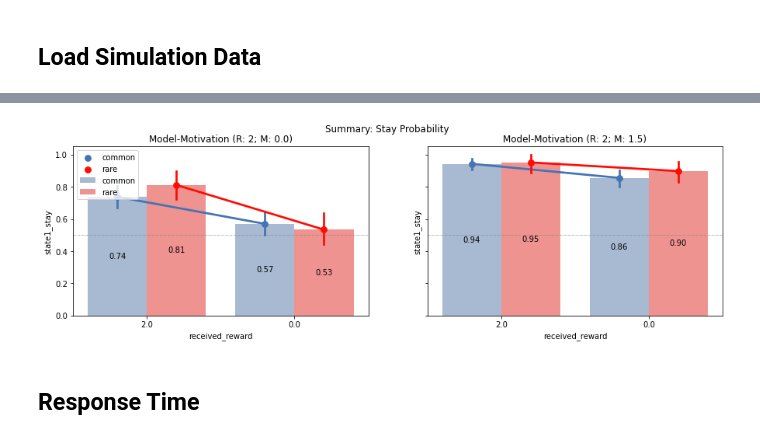
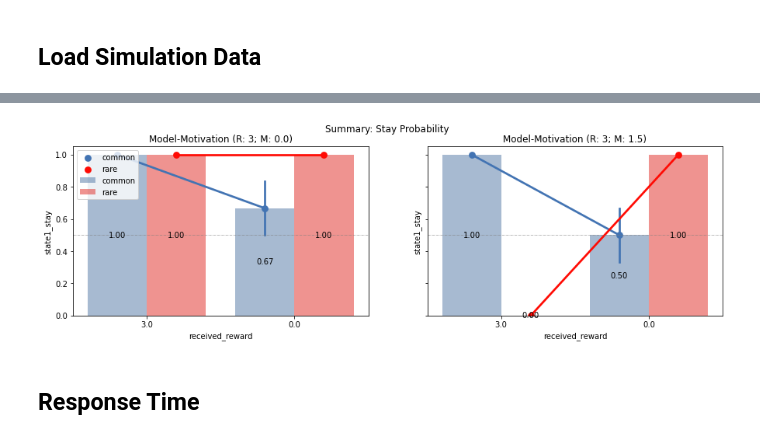
Before and after one commit to yangyuxue2333/ACTR-MarkovTask, a Jupyter notebook: analysis/analysis_models.ipynb, the cells around one changed output, grey strips where cells are left out. Cells and saved outputs as stored; diff of their text form; code cells hidden in the pictures.

Commit message:
major updates: m_parameter
Use better way to pass in m_parameter

```diff
--- a/analysis/analysis_models.ipynb
+++ b/analysis/analysis_models.ipynb
@@ -47,7 +44,11 @@ model2 = "markov-model2"
 model3 = "markov-model3"
 
 # df1, df2, df3 = try_simulation_example()
-data_dir = '../data/test1'
-df1, df1_state1stay = load_simulation(dir_name=data_dir, model_name='markov-model1')
-df2, df2_state1stay = load_simulation(dir_name=data_dir, model_name='markov-model2')
-df3, df3_state1stay = load_simulation(dir_name=data_dir, model_name='markov-model3')
+data_dir = '../data/random_walk_test0'
+df1, df1_state1stay = load_simulation(dir_name=data_dir, model_name=model1)
+df2, df2_state1stay = load_simulation(dir_name=data_dir, model_name=model2)
+df3, df3_state1stay = load_simulation(dir_name=data_dir, model_name=model3)
+
+# df1, df1_state1stay = load_simulation(dir_name=os.path.join(data_dir, model1), model_name=model1)
+# df2, df2_state1stay = load_simulation(dir_name=os.path.join(data_dir, model2), model_name=model2)
+# df3, df3_state1stay = load_simulation(dir_name=os.path.join(data_dir, model3), model_name=model3)
@@ -54,8 +60,8 @@ df3, df3_state1stay = load_simulation(dir_name=data_dir, model_name='markov-mode
 # %%
-df31 = df3.loc[df3['other_parameters'] == 0]
-df32 = df3.loc[df3['other_parameters'] != 0]
-df31_state1stay = df3_state1stay.loc[df3_state1stay['other_parameters'] == 0]
-df32_state1stay = df3_state1stay.loc[df3_state1stay['other_parameters'] != 0]
+df31 = df3.loc[df3['m_parameter'] == 0]
+df32 = df3.loc[df3['m_parameter'] != 0]
+df31_state1stay = df3_state1stay.loc[df3_state1stay['m_parameter'] == 0]
+df32_state1stay = df3_state1stay.loc[df3_state1stay['m_parameter'] != 0]
 # %%
 df1_aggregate = df1_state1stay.groupby(['epoch', 'received_reward', 'state_frequency']).agg(state1_stay_mean=('state1_stay', 'mean'),
                                                                                         state1_stay_sd=('state1_stay', 'std'),
@@ -126,36 +132,36 @@ sns.barplot(data=df31_state1stay, x='received_reward', y='state1_stay',
             ax=axes[0])
 sns.pointplot(data=df31_state1stay, x='received_reward', y='state1_stay',  dodge=0.4,
             hue='state_frequency',
             palette=my_palette,
             order = sorted(df31_state1stay['received_reward'].unique(), reverse=True),
             hue_order=['common', 'rare'],
             ax=axes[0])
 
 sns.barplot(data=df32_state1stay, x='received_reward', y='state1_stay',
             hue='state_frequency', palette=my_palette, alpha=.5,
             order = sorted(df32_state1stay['received_reward'].unique(), reverse=True),
             hue_order=['common', 'rare'], errorbar=None,
             ax=axes[1])
 sns.pointplot(data=df32_state1stay, x='received_reward', y='state1_stay',  dodge=0.4,
             hue='state_frequency',
             palette=my_palette,
             order = sorted(df32_state1stay['received_reward'].unique(), reverse=True),
             hue_order=['common', 'rare'],
             ax=axes[1])
 
 for ax in axes:
     for container in ax.containers:
         ax.bar_label(container, fmt='%.2f', label_type='center')
     ax.axhline(0.5, color='grey', ls='-.', linewidth=.5)
 
 axes[0].legend(loc=2)
 axes[1].legend_.remove()
-axes[0].set_title('Model-Motivation (R: %.d; M: %.1f)' % (df31['received_reward'].max(), df31['other_parameters'].max()))
-axes[1].set_title('Model-Motivation (R: %.d; M: %.1f)' % (df32['received_reward'].max(), df32['other_parameters'].max()))
+axes[0].set_title('Model-Motivation (R: %.d; M: %.1f)' % (df31['received_reward'].max(), df31['m_parameter'].max()))
+axes[1].set_title('Model-Motivation (R: %.d; M: %.1f)' % (df32['received_reward'].max(), df32['m_parameter'].max()))
 
 plt.show()
 # %% [output]
-[figure, old version]
+[figure, new version]
 # %% [markdown]
 ## Response Time
 # %%
```
Also changed, not shown: parts of 9 cells of this notebook, 3 other files.
